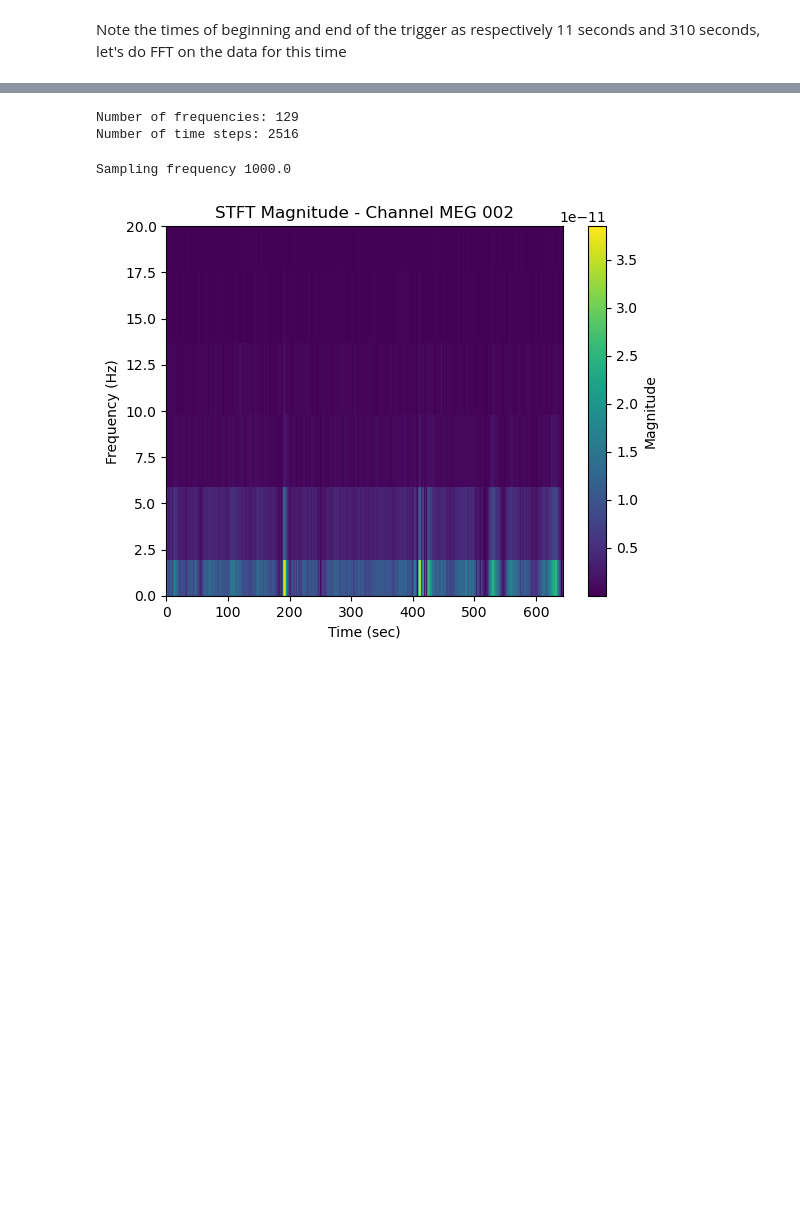
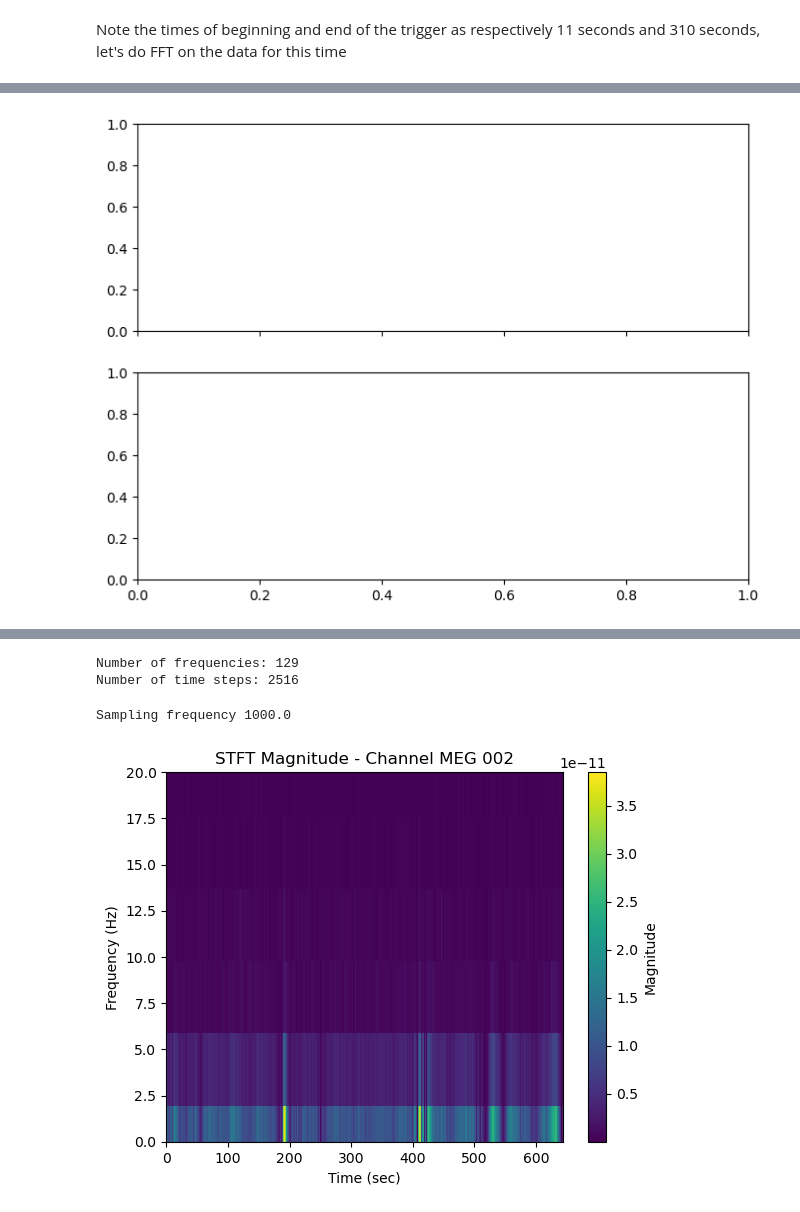
Before and after one commit to contsili/meg-pipeline, a Jupyter notebook: docs/source/5-pipeline/notebooks/mne/resting_state_pipeline.ipynb, the cells around one changed output, grey strips where cells are left out. Cells and saved outputs as stored; diff of their text form; code cells hidden in the pictures; blank space fills up the shorter version.

```diff
--- a/docs/source/5-pipeline/notebooks/mne/resting_state_pipeline.ipynb
+++ b/docs/source/5-pipeline/notebooks/mne/resting_state_pipeline.ipynb
@@ -145,0 +231,5 @@ croped_data.plot(start=0, duration =5)
+# %%
+# Plot PSD for cleaned data with labels
+fig, (ax1, ax2) = plt.subplots(2, 1, figsize=(8, 6), sharex=True)
+# %% [output]
+[figure, added]
```
Also changed, not shown: parts of 25 cells of this notebook, 20 other files.
